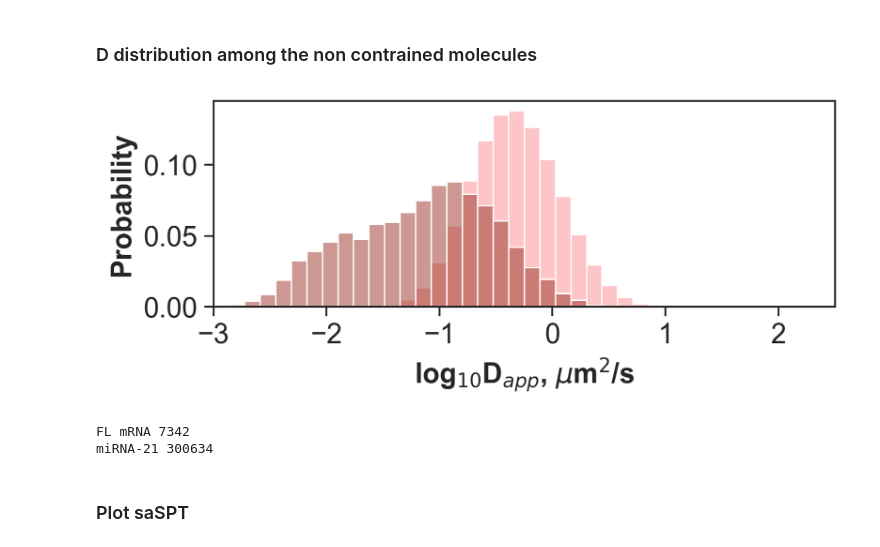
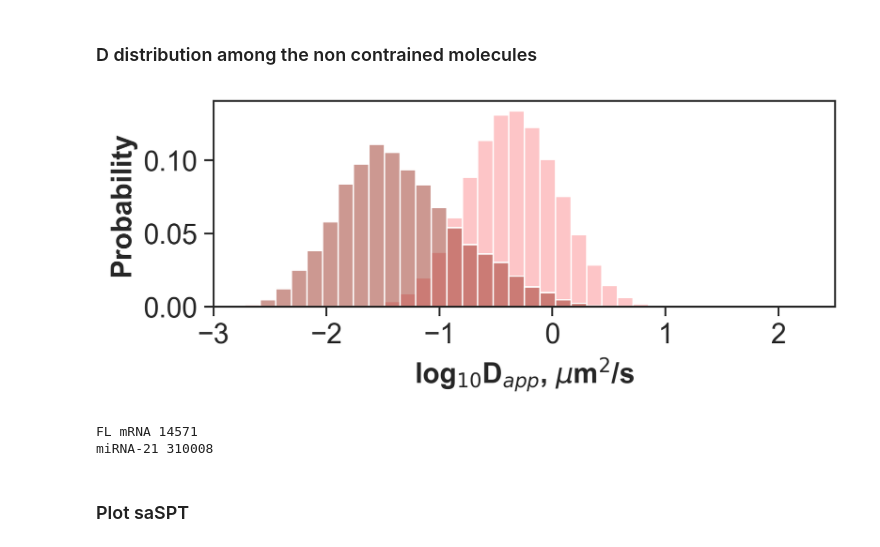
Before and after one commit to walterlab-um/intra_condensate_SPT, a Jupyter notebook: plot_paper_figure/Fig3_FL_vs_miR21_in_condensate.ipynb, the cells around one changed output. Saved outputs shown, nothing was run; the diff lists cells and outputs as text; code cells hidden in the pictures.

```diff
--- a/plot_paper_figure/Fig3_FL_vs_miR21_in_condensate.ipynb
+++ b/plot_paper_figure/Fig3_FL_vs_miR21_in_condensate.ipynb
@@ -260,7 +261,7 @@ plt.show()
 ### D distribution among the non contrained molecules
 # %%
 data = df_AIO[df_AIO["linear_fit_R2"] > 0.7]
-data = data[data["max_d_anytwo_nm"] > threshold_max_d_anytwo_nm]
+data = data[data["mean_stepsize_nm"] > immobile_stepsize_threshold_nm]
 data = data[data["alpha"] > 0.5]
 plt.figure(figsize=(6, 2), dpi=300)
 ax = sns.histplot(
@@ -272,36 +273,36 @@ ax = sns.histplot(
     stat="probability",
     common_norm=False,
     # kde=True,
     # kde_kws={"bw_adjust": 1.5},
     # line_kws={"lw": 3},
     binrange=(-3, 2.5),
     alpha=0.5,
     legend=False,
 )
 # sns.move_legend(ax, 1, title=None, frameon=False)
 plt.xlim(-3, 2.5)
 plt.xlabel(r"log$_{10}$D$_{app}$, $\mu$m$^2$/s", weight="bold", fontsize=15)
 plt.ylabel("Probability", weight="bold", fontsize=15)
 plt.gca().spines[:].set_linewidth(1)
 plt.gca().tick_params(
     axis="both",
     which="major",
     labelsize=15,
     direction="out",
     bottom=True,
     left=True,
     length=5,
     width=1,
 )
 plt.gca().tick_params(axis="both", which="major", labelsize=15)
 plt.savefig("5.ApparentD_linear_histo_" + postfix, format="png", bbox_inches="tight")
 plt.show()
 print(label_1, data[data["label"] == label_1].shape[0])
 print(label_2, data[data["label"] == label_2].shape[0])
 # %% [output]
-[figure, old version]
+[figure, new version]
-FL mRNA 7342
-miRNA-21 300634
+FL mRNA 14571
+miRNA-21 310008
 # %% [markdown]
 ### Plot saSPT
 # %%
```
Also changed, not shown: parts of 7 cells of this notebook.
